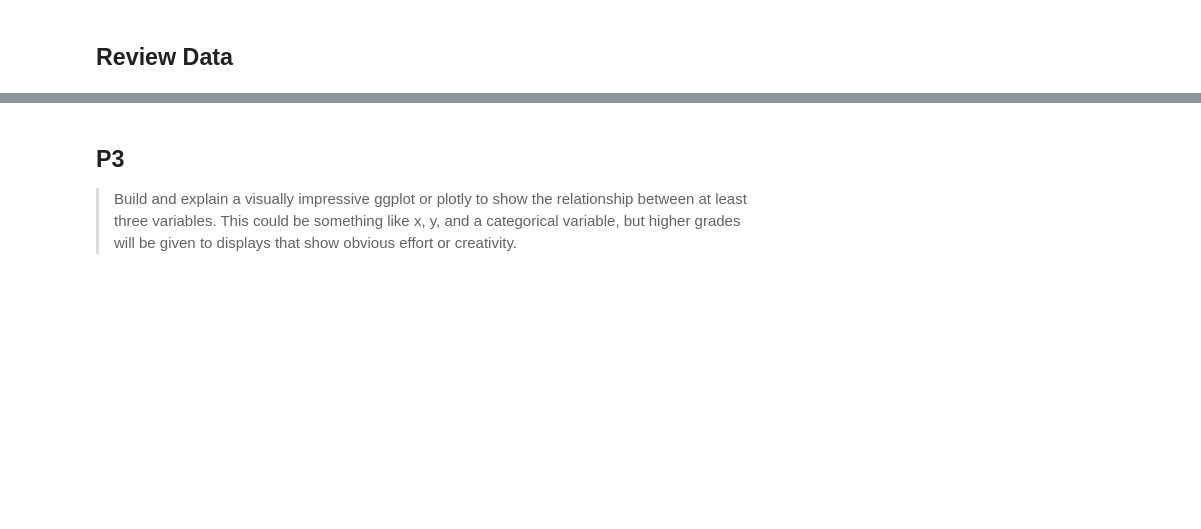
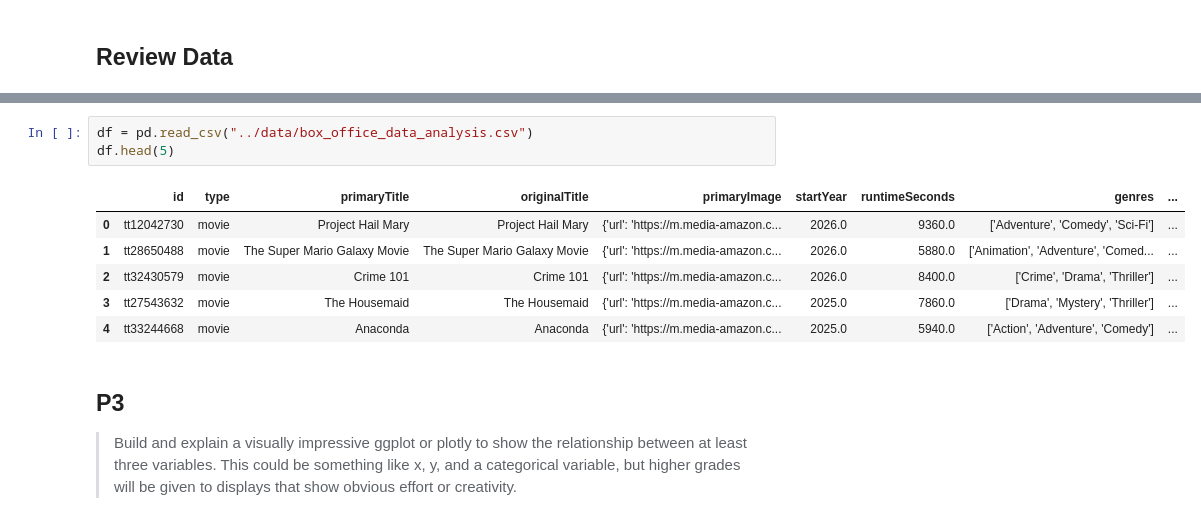
Before and after one commit to jlee2843/IMDb-analysis, a Jupyter notebook: box-office-analysis/Presentation.ipynb, the cells around one changed output, grey strips where cells are left out. Drawn from its saved outputs; the diff is of its cells as text; blank space fills up the shorter version.

```diff
--- a/box-office-analysis/Presentation.ipynb
+++ b/box-office-analysis/Presentation.ipynb
@@ -44,3 +27,13 @@ df
+# %%
+df = pd.read_csv("../data/box_office_data_analysis.csv")
+df.head(5)
+# %% [output]
+|  | id | type | primaryTitle | originalTitle | primaryImage | startYear | runtimeSeconds | genres | ... |
+| 0 | tt12042730 | movie | Project Hail Mary | Project Hail Mary | {'url': 'https://m.media-amazon.c... | 2026.0 | 9360.0 | ['Adventure', 'Comedy', 'Sci-Fi'] | ... |
+| 1 | tt28650488 | movie | The Super Mario Galaxy Movie | The Super Mario Galaxy Movie | {'url': 'https://m.media-amazon.c... | 2026.0 | 5880.0 | ['Animation', 'Adventure', 'Comed... | ... |
+| 2 | tt32430579 | movie | Crime 101 | Crime 101 | {'url': 'https://m.media-amazon.c... | 2026.0 | 8400.0 | ['Crime', 'Drama', 'Thriller'] | ... |
+| 3 | tt27543632 | movie | The Housemaid | The Housemaid | {'url': 'https://m.media-amazon.c... | 2025.0 | 7860.0 | ['Drama', 'Mystery', 'Thriller'] | ... |
+| 4 | tt33244668 | movie | Anaconda | Anaconda | {'url': 'https://m.media-amazon.c... | 2025.0 | 5940.0 | ['Action', 'Adventure', 'Comedy'] | ... |
 # %% [markdown]
 ## P3
 > Build and explain a visually impressive ggplot or plotly to show the
```
Also changed, not shown: parts of 3 cells of this notebook, 1 other file.
